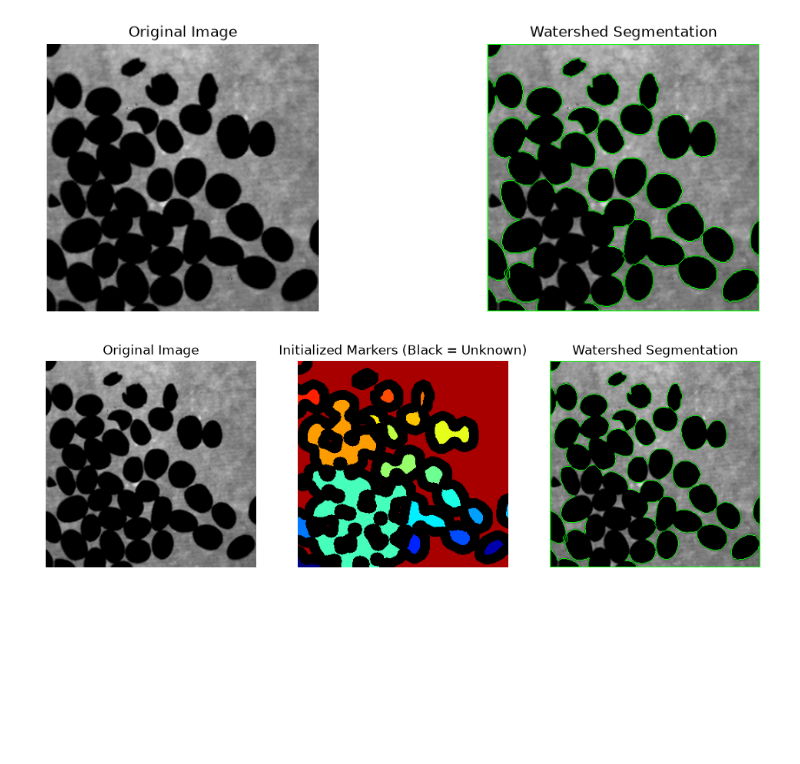
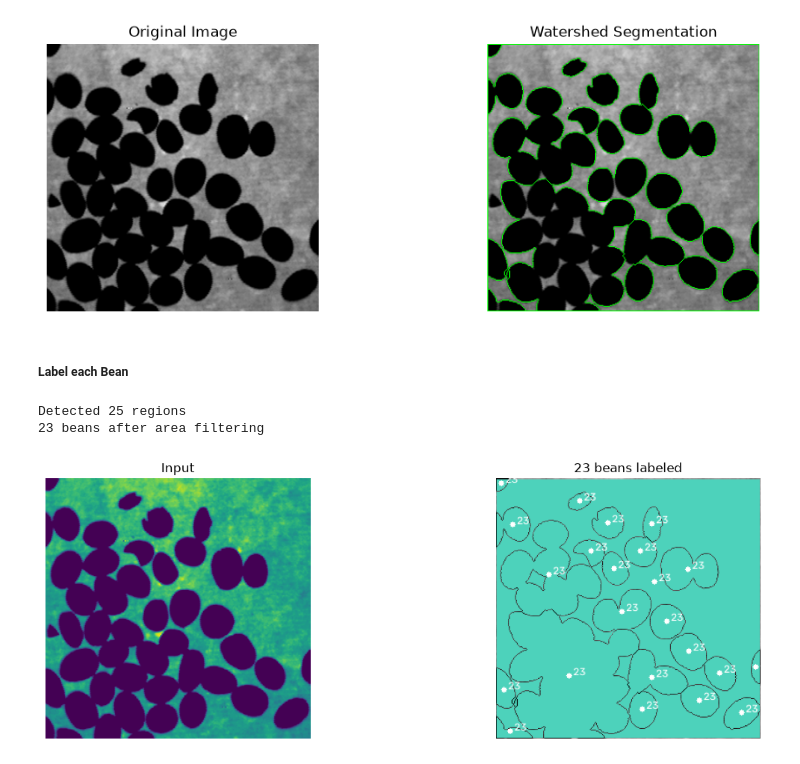
Before and after one commit to bdsh-14/unr-ee681-image-analysis, a Jupyter notebook: HW3/assignment3.ipynb, the cells around one changed output. Cells and saved outputs as stored; diff of their text form; code cells hidden in the pictures; blank space fills up the shorter version.

```diff
--- a/HW3/assignment3.ipynb
+++ b/HW3/assignment3.ipynb
@@ -152,38 +152,40 @@ overlay[markers == -1] = (0,255,0)
 display_images([img_bgr, overlay], ["Original Image", "Watershed Segmentation"])
 # %% [output]
 [figure]
-# %%
-# To visualize in color
-# Label each seed
-n_seeds, markersColored = cv2.connectedComponents(sure_fg)
-
-# Watershed requires markers to be 1-based, so add 1 to all labels, unknown region = 0
-markersColored = markersColored + 1
-markersColored[unknown == 255] = 0
-
-# 1. Normalize the markers to a 0-255 range so they are visible
-# We find the max marker value to scale everything properly
-max_marker = np.max(markersColored) if np.max(markersColored) > 0 else 1
-visual_markers = (markersColored * (255 / max_marker)).astype(np.uint8)
-
-# 2. Apply a color map
-initial_markers_color = cv2.applyColorMap(visual_markers, cv2.COLORMAP_JET)
-
-# 3. Explicitly force the unknown '0' regions to be pure black so they stand out
-initial_markers_color[markersColored == 0] = (0, 0, 0)
-
-# Watershed needs a 3-channel image as input
-img_bgr = cv2.cvtColor(img_8bit, cv2.COLOR_GRAY2BGR)
-markers = cv2.watershed(img_bgr, markers)
-
-# Mark boundaries in green
-overlay = img_bgr.copy()
-overlay[markers == -1] = (0,255,0)
-
-# Include your new verification image in the display list!
-display_images(
-    [img_bgr, initial_markers_color, overlay],
-    ["Original Image", "Initialized Markers (Black = Unknown)", "Watershed Segmentation"]
-)
-# %% [output]
-[figure, removed]
+# %% [markdown]
+##### Label each Bean
+# %%
+labels = [l for l in np.unique(markers) if l > 0]
+print(f"Detected {len(labels)} regions")
+
+results = []
+MIN_AREA = 50
+for l in labels:
+    mask = (markers == l)
+    area = int(mask.sum())
+    if area < MIN_AREA:
+        continue
+    ys, xs = np.where(mask)
+    cx, cy = float(xs.mean()), float(ys.mean())
+    results.append((l, area, cx, cy))
+
+print(f"{len(results)} beans after area filtering")
+# %% [output]
+Detected 25 regions
+23 beans after area filtering
+# %%
+output = cv2.cvtColor(img, cv2.COLOR_GRAY2BGR)
+rng = np.random.default_rng(42)
+
+for i, area, cx, cy in results:
+    color = tuple(int(c) for c in rng.integers(60, 255, 3))
+    mask_i = (cc_labels == i).astype(np.uint8)
+    output[mask_i == 1] = color
+    cv2.circle(output, (int(cx), int(cy)), 3, (255, 255, 255), -1)
+    cv2.putText(output, str(len(results)),
+                (int(cx)+5, int(cy)), cv2.FONT_HERSHEY_SIMPLEX,
+                0.4, (255, 255, 255), 1)
+
+show(img, output, titles=["Input", f"{len(results)} beans labeled"], cmap=None)
+# %% [output]
+[figure, added]
```
Also changed, not shown: parts of 7 cells of this notebook.
